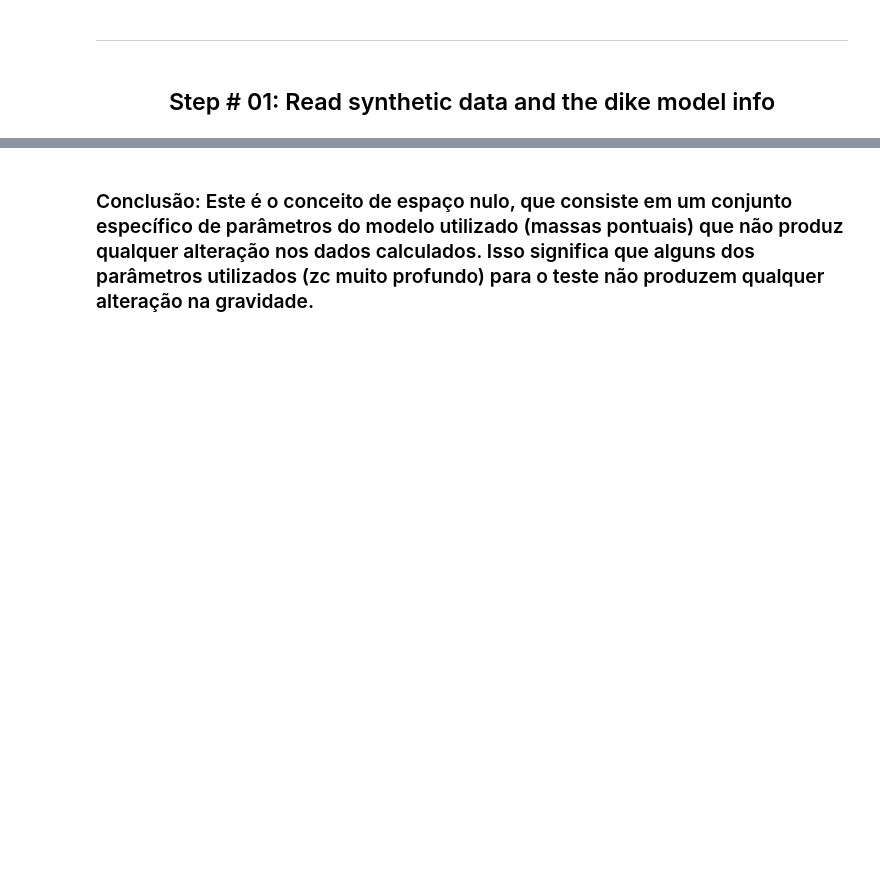
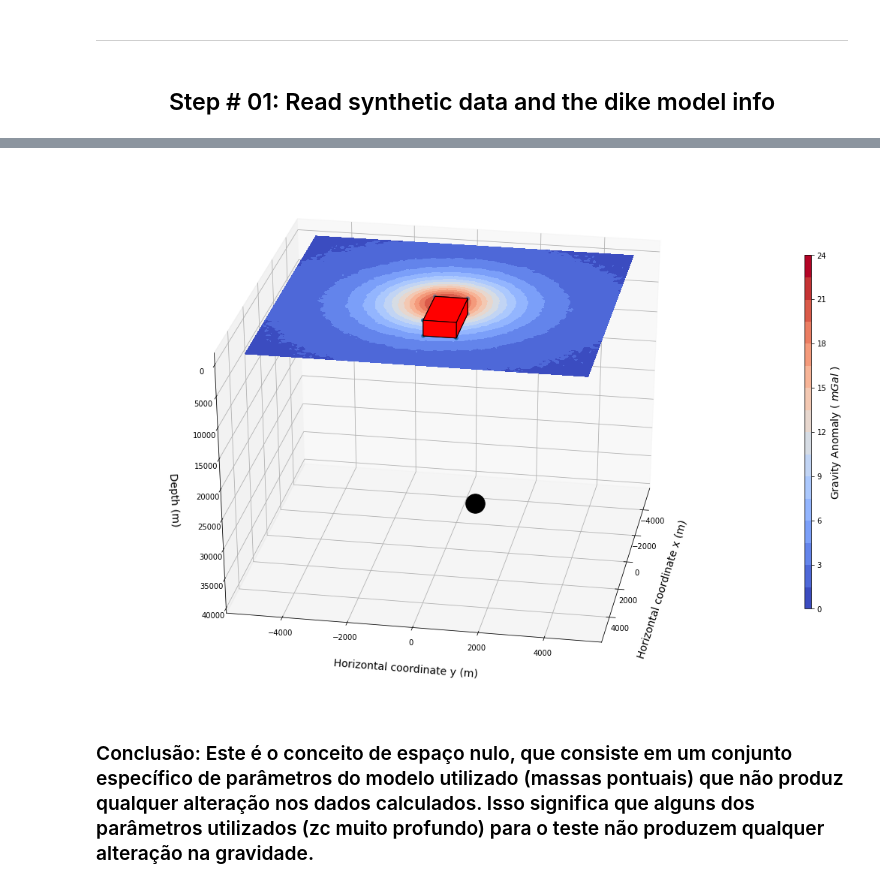
Before and after one commit to rodrigobijani/Congresso_Brasileiro_Geologia2018, a Jupyter notebook: scripts/synthetic.ipynb, the cells around one changed output, grey strips where cells are left out. Drawn from its saved outputs; the diff is of its cells as text; code cells hidden in the pictures; blank space fills up the shorter version.

```diff
--- a/scripts/synthetic.ipynb
+++ b/scripts/synthetic.ipynb
@@ -34,0 +52,6 @@ print area
+# %%
+# --- convert to array for computing stuff ----- :
+area = np.array( dike )
+dike = np.copy(area)
+dike = dike.T
+area = area[0,0:4]
@@ -127,2 +148,59 @@ plt.show()
+# %%
+# 3D plot :
+# ---------- Plot of model and data in slice ---------------------------------:
+py.rcParams['contour.negative_linestyle'] = 'solid'
+plt.close('all')
+fig = plt.figure(figsize=(14,10))
+ax = fig.gca(projection='3d')
+
+# ------------------- vertical gravitational atraction plot ------------------:
+p1 = ax.contourf(xobs, yobs, gz_real, 20, zdir='z',
+                offset=np.min(z), cmap='coolwarm', vmin = np.min(gz_real), vmax = np.max(gz_real) )
+cbar = fig.colorbar(p1, aspect = 50, fraction = 0.01, orientation="vertical")
+cbar.set_label('Gravity Anomaly ( $ mGal $ )',fontsize=fs, rotation = 90)
+
+# vertices of a prism
+x1, x2 = dike[0:2]
+y1, y2 = dike[2:4]
+z1, z2 = dike[4:6]
+v = np.array([[x1, y1, z1], [x1, y2, z1], [x2, y2, z1],  [x2, y1, z1],
+              [x1, y1, z2], [x1, y2, z2], [x2, y2, z2],  [x2, y1, z2]])
+ax.scatter3D(v[:, 0], v[:, 1], v[:, 2])
+
+# add the point masses here:
+ax.scatter3D(xc, yc, zc, s= rho, c='k',marker = '.')
+
+
+# generate list of sides of our prism
+verts = [[v[0],v[1],v[2],v[3]], [v[0],v[1],v[5],v[4]], [v[1],v[2],v[6],v[5]],
+         [v[2],v[3],v[7],v[6]], [v[3],v[0],v[4],v[7]], [v[4],v[5],v[6],v[7]]]
+
+# plot sides
+ax.add_collection3d(Poly3DCollection(verts,facecolors='red', linewidths=1, edgecolors='k', alpha=0.9))
+
+#change size projection
+x_scale=1.
+y_scale=1.
+z_scale=1.
+scale=np.diag([x_scale, y_scale, z_scale, 1.0])
+scale=scale*(1.0/scale.max())
+scale[3,3]=1.0
+def short_proj():
+    return np.dot(Axes3D.get_proj(ax), scale)
+ax.get_proj=short_proj
+
+#labels
+ax.set_xlabel('Horizontal coordinate x (m)', labelpad=20 ,fontsize=fs)
+ax.set_ylabel('Horizontal coordinate y (m)', labelpad=20 ,fontsize=fs)
+ax.set_zlim(-1000,40000)
+ax.set_zlabel('Depth (m)',labelpad=20 ,fontsize=fs, rotation = 90)
+
+#visualization angle
+ax.view_init(30, 10)
+ax.invert_zaxis()
+plt.tight_layout(True)
+plt.show()
+# %% [output]
+[figure, added]
 # %% [markdown]
 ### Conclusão: Este é o conceito de espaço nulo, que consiste em um conjunto específico de parâmetros do modelo utilizado (massas pontuais) que não produz qualquer alteração nos dados calculados. Isso significa que alguns dos parâmetros utilizados (zc muito profundo) para o teste não produzem qualquer alteração na gravidade.
```
Also changed, not shown: parts of 18 cells of this notebook.
